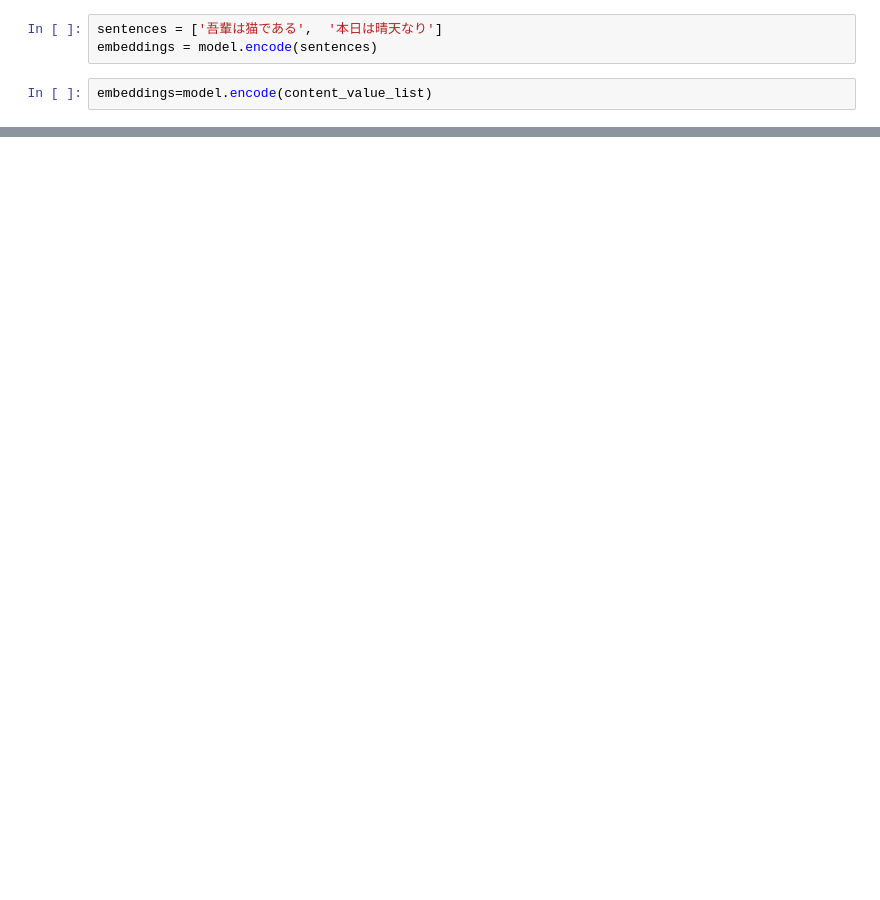
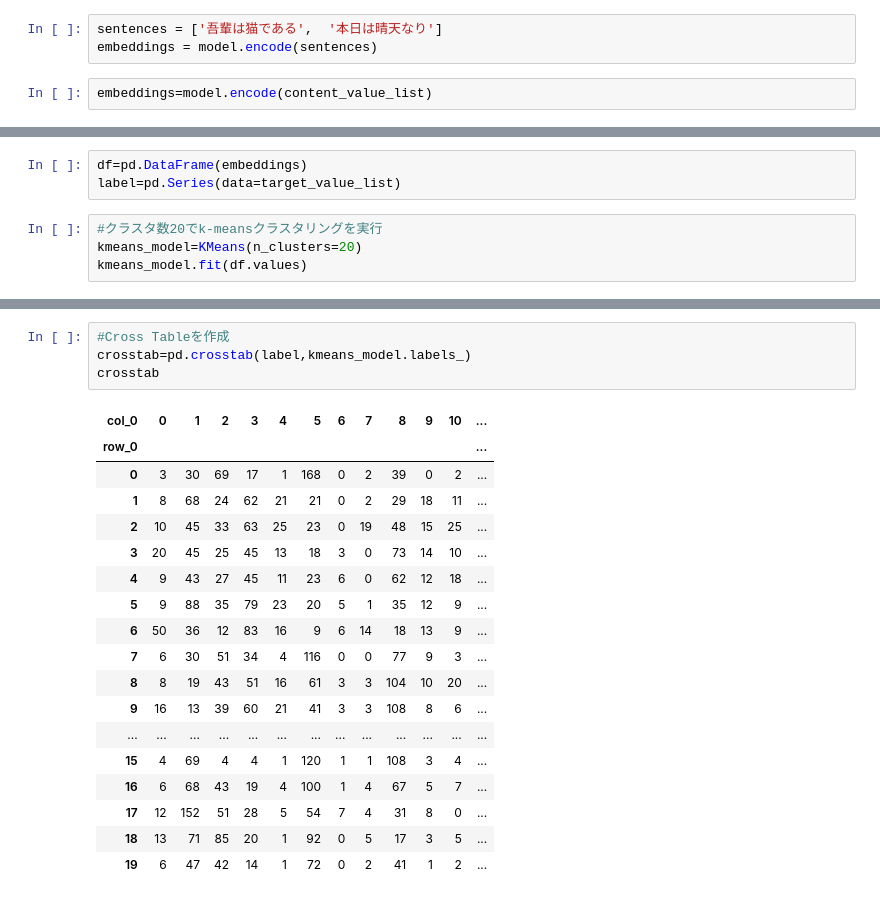
Before and after one commit to yushi1999/data_science, a Jupyter notebook: ex5/report.ipynb, the cells around one changed output, grey strips where cells are left out. Saved outputs shown, nothing was run; the diff lists cells and outputs as text; blank space fills up the shorter version.

```diff
--- a/ex5/report.ipynb
+++ b/ex5/report.ipynb
@@ -42,0 +47,7 @@ embeddings=model.encode(content_value_list)
+# %%
+df=pd.DataFrame(embeddings)
+label=pd.Series(data=target_value_list)
+# %%
+#クラスタ数20でk-meansクラスタリングを実行
+kmeans_model=KMeans(n_clusters=20)
+kmeans_model.fit(df.values)
@@ -42,0 +90,23 @@ embeddings=model.encode(content_value_list)
+# %%
+#Cross Tableを作成
+crosstab=pd.crosstab(label,kmeans_model.labels_)
+crosstab
+# %% [output]
+| col_0 | 0 | 1 | 2 | 3 | 4 | 5 | 6 | 7 | 8 | 9 | 10 | ... |
+| row_0 |  |  |  |  |  |  |  |  |  |  |  | ... |
+| 0 | 3 | 30 | 69 | 17 | 1 | 168 | 0 | 2 | 39 | 0 | 2 | ... |
+| 1 | 8 | 68 | 24 | 62 | 21 | 21 | 0 | 2 | 29 | 18 | 11 | ... |
+| 2 | 10 | 45 | 33 | 63 | 25 | 23 | 0 | 19 | 48 | 15 | 25 | ... |
+| 3 | 20 | 45 | 25 | 45 | 13 | 18 | 3 | 0 | 73 | 14 | 10 | ... |
+| 4 | 9 | 43 | 27 | 45 | 11 | 23 | 6 | 0 | 62 | 12 | 18 | ... |
+| 5 | 9 | 88 | 35 | 79 | 23 | 20 | 5 | 1 | 35 | 12 | 9 | ... |
+| 6 | 50 | 36 | 12 | 83 | 16 | 9 | 6 | 14 | 18 | 13 | 9 | ... |
+| 7 | 6 | 30 | 51 | 34 | 4 | 116 | 0 | 0 | 77 | 9 | 3 | ... |
+| 8 | 8 | 19 | 43 | 51 | 16 | 61 | 3 | 3 | 104 | 10 | 20 | ... |
+| 9 | 16 | 13 | 39 | 60 | 21 | 41 | 3 | 3 | 108 | 8 | 6 | ... |
+| ... | ... | ... | ... | ... | ... | ... | ... | ... | ... | ... | ... | ... |
+| 15 | 4 | 69 | 4 | 4 | 1 | 120 | 1 | 1 | 108 | 3 | 4 | ... |
+| 16 | 6 | 68 | 43 | 19 | 4 | 100 | 1 | 4 | 67 | 5 | 7 | ... |
+| 17 | 12 | 152 | 51 | 28 | 5 | 54 | 7 | 4 | 31 | 8 | 0 | ... |
+| 18 | 13 | 71 | 85 | 20 | 1 | 92 | 0 | 5 | 17 | 3 | 5 | ... |
+| 19 | 6 | 47 | 42 | 14 | 1 | 72 | 0 | 2 | 41 | 1 | 2 | ... |
```
Also changed, not shown: parts of 8 cells of this notebook, 5 other files.
